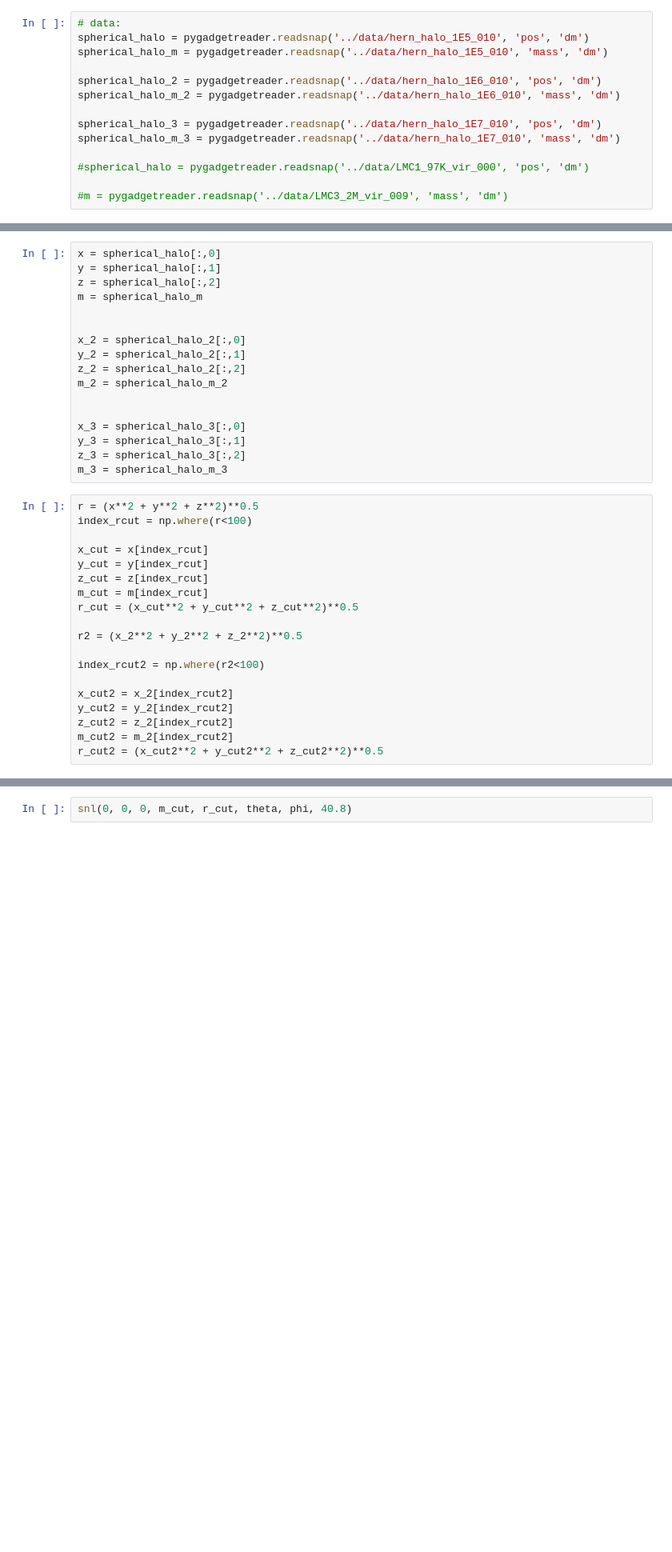
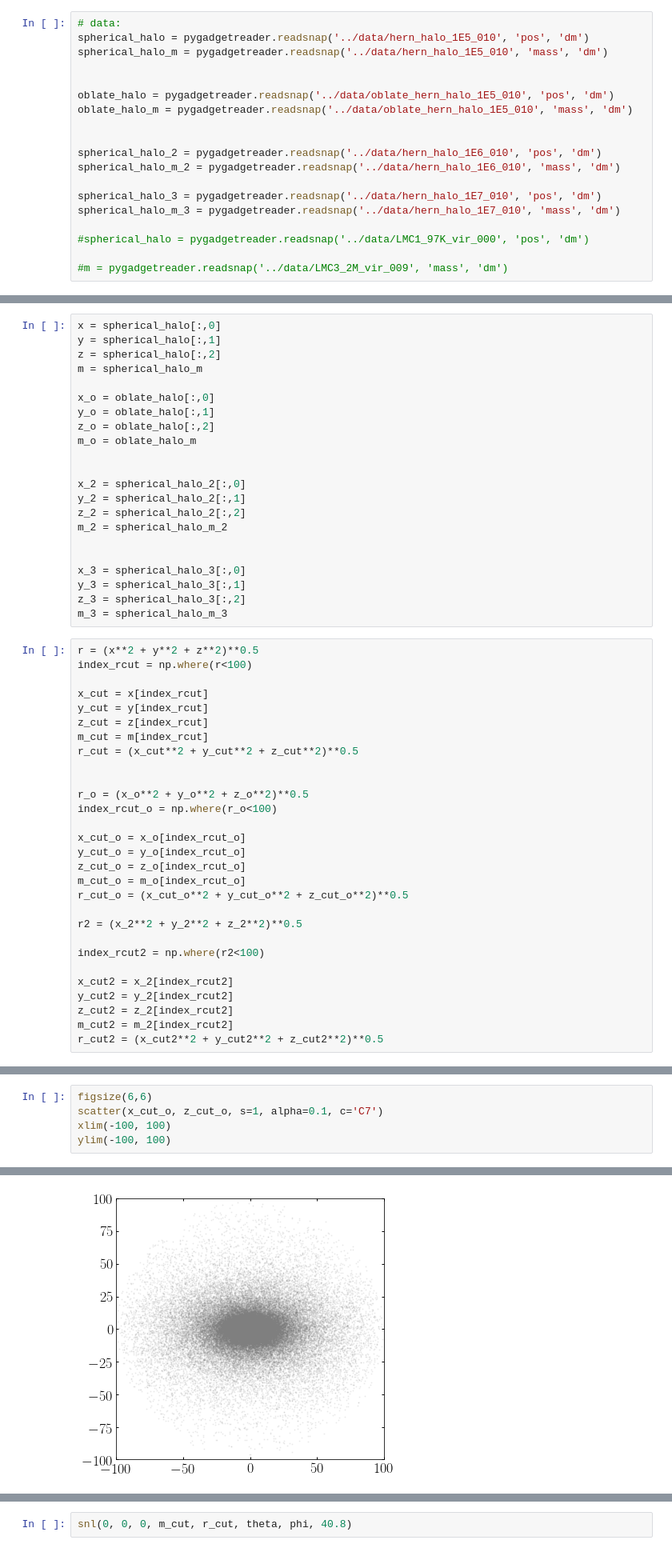
Before and after one commit to jngaravitoc/BFE-c, a Jupyter notebook: code/computing_coefficients.ipynb, the cells around one changed output, grey strips where cells are left out. Shown at 80% size. Saved outputs shown, nothing was run; the diff lists cells and outputs as text; blank space fills up the shorter version.

```diff
--- a/code/computing_coefficients.ipynb
+++ b/code/computing_coefficients.ipynb
@@ -116,6 +116,11 @@ savefig('sum_prodcut_matrix_l.pdf', bbox_inches='tight')
 # data:
 spherical_halo = pygadgetreader.readsnap('../data/hern_halo_1E5_010', 'pos', 'dm')
 spherical_halo_m = pygadgetreader.readsnap('../data/hern_halo_1E5_010', 'mass', 'dm')
+
+
+oblate_halo = pygadgetreader.readsnap('../data/oblate_hern_halo_1E5_010', 'pos', 'dm')
+oblate_halo_m = pygadgetreader.readsnap('../data/oblate_hern_halo_1E5_010', 'mass', 'dm')
+
 
 spherical_halo_2 = pygadgetreader.readsnap('../data/hern_halo_1E6_010', 'pos', 'dm')
 spherical_halo_m_2 = pygadgetreader.readsnap('../data/hern_halo_1E6_010', 'mass', 'dm')
@@ -138,6 +145,11 @@ x = spherical_halo[:,0]
 y = spherical_halo[:,1]
 z = spherical_halo[:,2]
 m = spherical_halo_m
+
+x_o = oblate_halo[:,0]
+y_o = oblate_halo[:,1]
+z_o = oblate_halo[:,2]
+m_o = oblate_halo_m
 
 
 x_2 = spherical_halo_2[:,0]
@@ -160,6 +172,16 @@ z_cut = z[index_rcut]
 m_cut = m[index_rcut]
 r_cut = (x_cut**2 + y_cut**2 + z_cut**2)**0.5
 
+
+r_o = (x_o**2 + y_o**2 + z_o**2)**0.5
+index_rcut_o = np.where(r_o<100)
+
+x_cut_o = x_o[index_rcut_o]
+y_cut_o = y_o[index_rcut_o]
+z_cut_o = z_o[index_rcut_o]
+m_cut_o = m_o[index_rcut_o]
+r_cut_o = (x_cut_o**2 + y_cut_o**2 + z_cut_o**2)**0.5
+
 r2 = (x_2**2 + y_2**2 + z_2**2)**0.5
 
 index_rcut2 = np.where(r2<100)
@@ -186,3 +208,9 @@ ylim(-100, 100)
 # %% [output]
 (-100, 100)
 [figure]
+# %%
+figsize(6,6)
+scatter(x_cut_o, z_cut_o, s=1, alpha=0.1, c='C7')
+xlim(-100, 100)
+ylim(-100, 100)
+# %% [output]
@@ -189,3 +218,4 @@ ylim(-100, 100)
+[figure, added]
 # %%
 theta = np.arccos(z_cut/r_cut)
 phi = np.arctan2(y_cut, x_cut)
```
Also changed, not shown: parts of 16 cells of this notebook, 1 other file.
